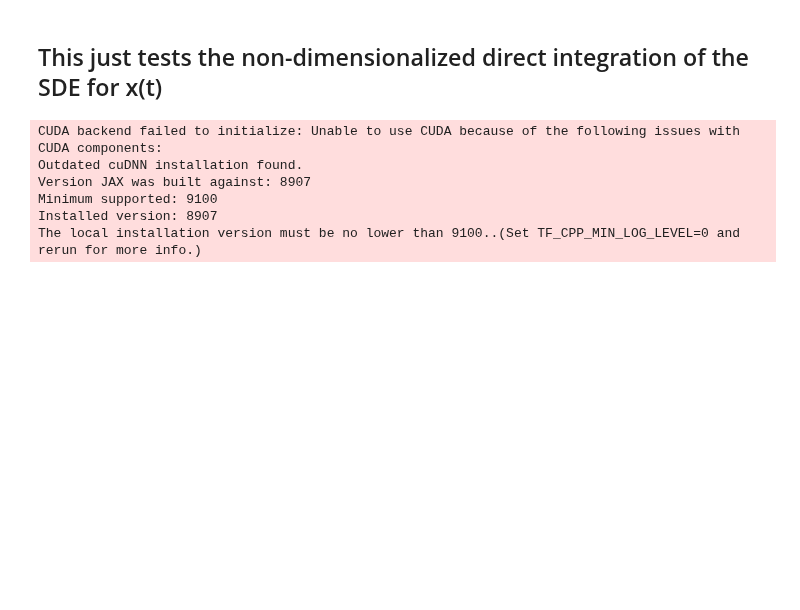
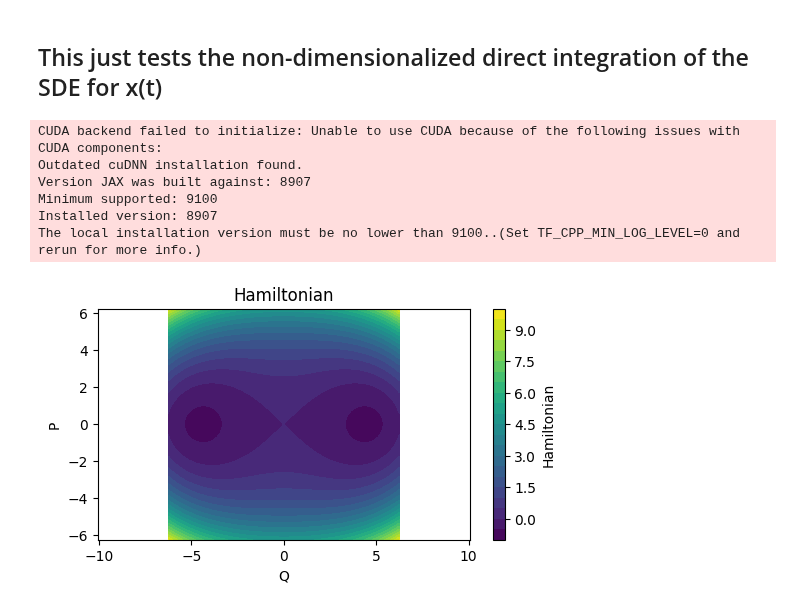
Before and after one commit to cyboesch/oscillator_dev, a Jupyter notebook: thermoai/notebooks/drirect_integration_NVS_nonlinear.ipynb, the cells around one changed output. Saved outputs shown, nothing was run; the diff lists cells and outputs as text; code cells hidden in the pictures; blank space fills up the shorter version.

```diff
--- a/thermoai/notebooks/drirect_integration_NVS_nonlinear.ipynb
+++ b/thermoai/notebooks/drirect_integration_NVS_nonlinear.ipynb
@@ -59,23 +59,25 @@ def Hamiltonian(t,Q, P, args):
     return 3*gamma/(16*w_p) * (Q**2 + P**2)**2 + dw/2 *(Q**2 - P**2) +  F_p/(4*M*w_p) * (P**2 - Q**2)
 # %%
 # Plot the Hamiltonian
-Q_range = jnp.linspace(-50, 50, 100)
-P_range = jnp.linspace(-20, 20, 100)
+Q_range = jnp.linspace(-50, 50, 100)/8
+P_range = jnp.linspace(-50, 50, 100)/8
 # Create meshgrid for Q and P
 Q_mesh, P_mesh = jnp.meshgrid(Q_range, P_range)
 
 # Vectorize Hamiltonian over both Q and P meshgrids
 H_values = jax.vmap(lambda q, p: jax.vmap(lambda qi, pi: Hamiltonian(0.,qi, pi, args))(q, p))(Q_mesh, P_mesh)
 
 
 plt.figure(figsize=(6, 3))
 plt.contourf(Q_range, P_range, H_values, levels=20, cmap='viridis')
 plt.axis('equal')
 plt.colorbar(label='Hamiltonian')
 plt.xlabel('Q')
 plt.ylabel('P')
 plt.title('Hamiltonian')
 plt.show()
+# %% [output]
+[figure, added]
 # %%
 # ----------------------------
 # 2. Define SDEs
```
Also changed, not shown: parts of 12 cells of this notebook, 1 other file.
